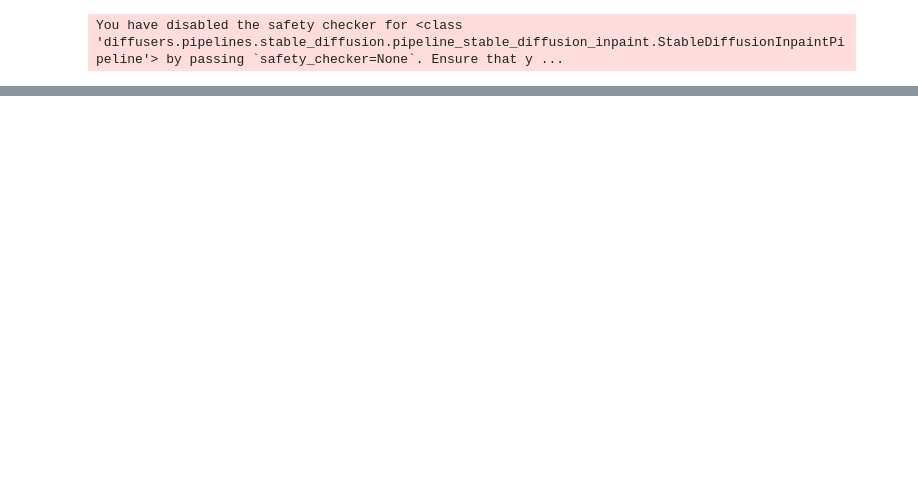
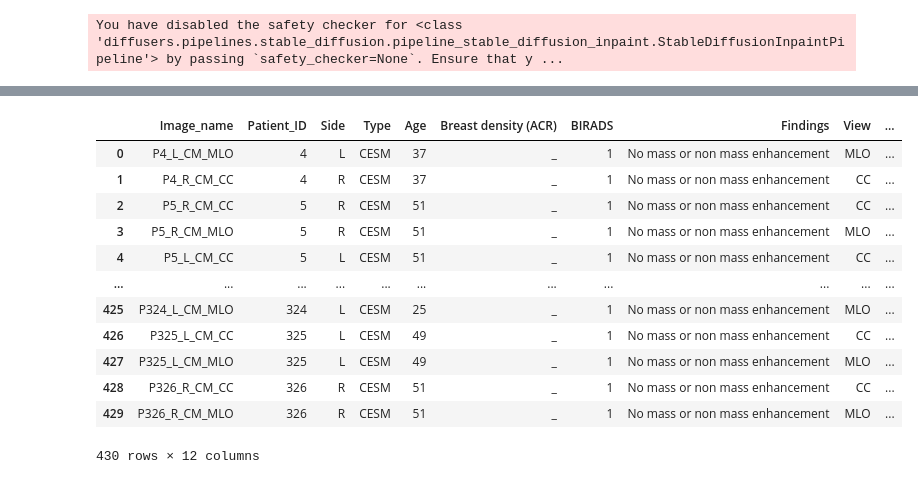
Before and after one commit to Likalto4/CEM-Detect, a Jupyter notebook: generation/inpainting/inference/inpainting_high_quality.ipynb, the cells around one changed output, grey strips where cells are left out. Drawn from its saved outputs; the diff is of its cells as text; code cells hidden in the pictures; blank space fills up the shorter version.

```diff
--- a/generation/inpainting/inference/inpainting_high_quality.ipynb
+++ b/generation/inpainting/inference/inpainting_high_quality.ipynb
@@ -228,0 +357,17 @@ plt.show()
+# %%
+inpainter = InpaintingGenerator()
+inpainter.metadata
+# %% [output]
+|  | Image_name | Patient_ID | Side | Type | Age | Breast density (ACR) | BIRADS | Findings | View | ... |
+| 0 | P4_L_CM_MLO | 4 | L | CESM | 37 | _ | 1 | No mass or non mass enhancement | MLO | ... |
+| 1 | P4_R_CM_CC | 4 | R | CESM | 37 | _ | 1 | No mass or non mass enhancement | CC | ... |
+| 2 | P5_R_CM_CC | 5 | R | CESM | 51 | _ | 1 | No mass or non mass enhancement | CC | ... |
+| 3 | P5_R_CM_MLO | 5 | R | CESM | 51 | _ | 1 | No mass or non mass enhancement | MLO | ... |
+| 4 | P5_L_CM_CC | 5 | L | CESM | 51 | _ | 1 | No mass or non mass enhancement | CC | ... |
+| ... | ... | ... | ... | ... | ... | ... | ... | ... | ... | ... |
+| 425 | P324_L_CM_MLO | 324 | L | CESM | 25 | _ | 1 | No mass or non mass enhancement | MLO | ... |
+| 426 | P325_L_CM_CC | 325 | L | CESM | 49 | _ | 1 | No mass or non mass enhancement | CC | ... |
+| 427 | P325_L_CM_MLO | 325 | L | CESM | 49 | _ | 1 | No mass or non mass enhancement | MLO | ... |
+| 428 | P326_R_CM_CC | 326 | R | CESM | 51 | _ | 1 | No mass or non mass enhancement | CC | ... |
+| 429 | P326_R_CM_MLO | 326 | R | CESM | 51 | _ | 1 | No mass or non mass enhancement | MLO | ... |
+430 rows × 12 columns
```
Also changed, not shown: parts of 14 cells of this notebook.
